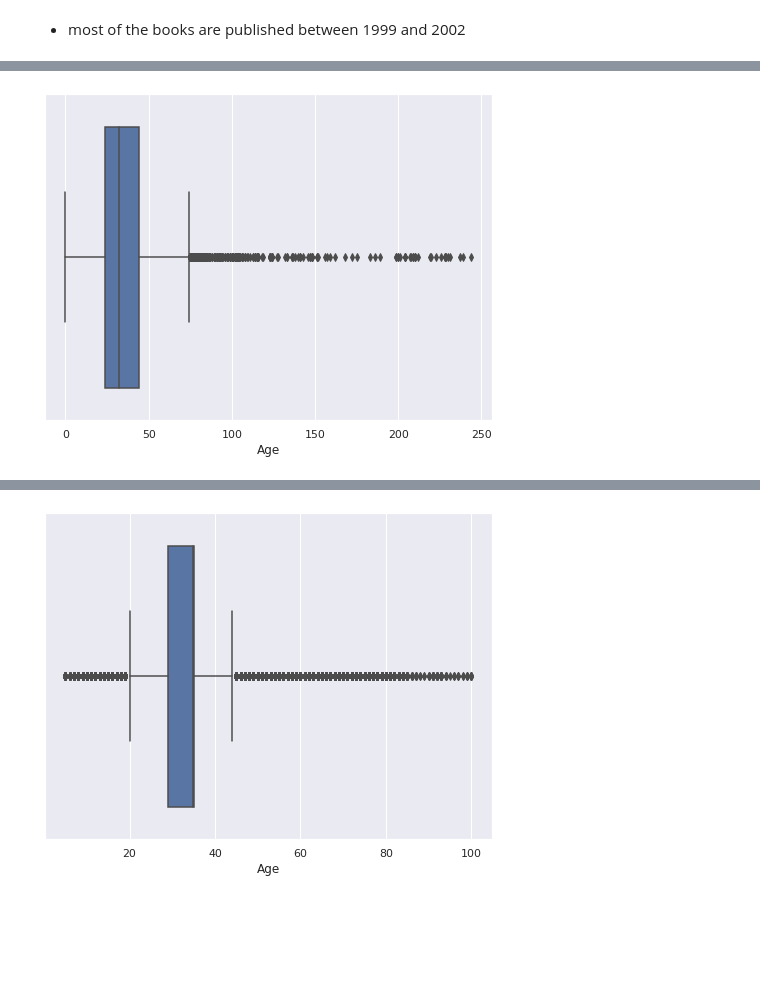
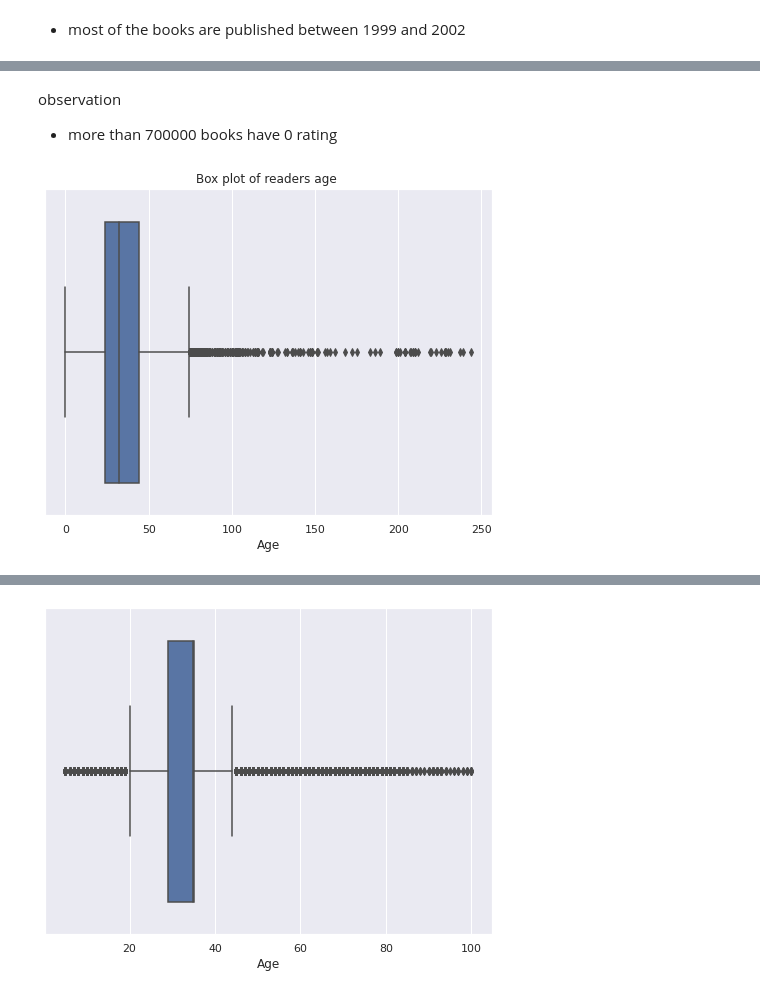
Before and after one commit to Ali-Asgar-Lakdawala/Book-Recommendation-System-capstone, a Jupyter notebook: Book_Recommendation_System_Capstone.ipynb, the cells around one changed output, grey strips where cells are left out. Drawn from its saved outputs; the diff is of its cells as text; code cells hidden in the pictures; blank space fills up the shorter version.

```diff
--- a/Book_Recommendation_System_Capstone.ipynb
+++ b/Book_Recommendation_System_Capstone.ipynb
@@ -430,6 +479,11 @@ sns.countplot(x="Book-Rating", data=ratings_df,order=ratings_df['Book-Rating'].v
+# %% [markdown]
+observation
+* more than 700000 books have 0 rating
 # %%
 # Checking the Outliers in Age.
 sns.boxplot(users_df.Age)
+# setting title
+plt.title('Box plot of readers age ')
 plt.show()
 # %% [output]
-[figure, old version]
+[figure, new version]
```
Also changed, not shown: parts of 46 cells of this notebook.
